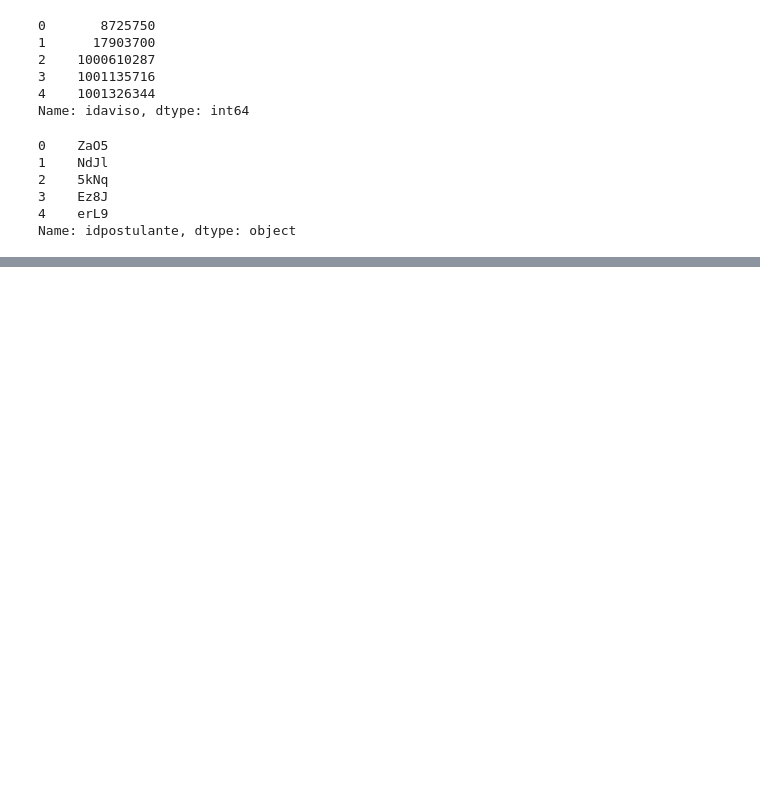
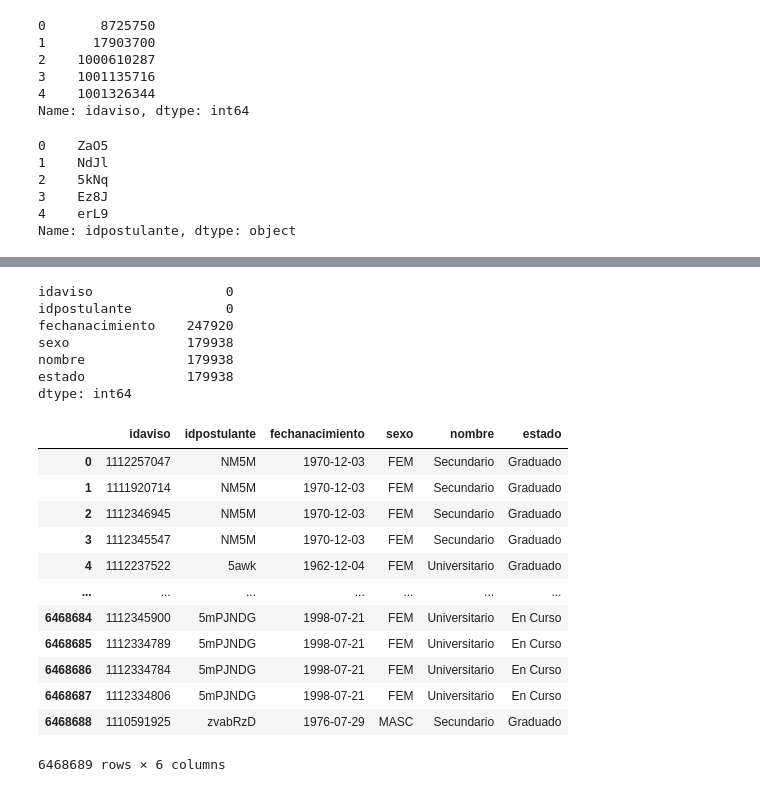
Before and after one commit to naio83/SistemasDeRecomendacion, a Jupyter notebook: challenge_zonaJobs/baseline.ipynb, the cells around one changed output, grey strips where cells are left out. Saved outputs shown, nothing was run; the diff lists cells and outputs as text; code cells hidden in the pictures; blank space fills up the shorter version.

```diff
--- a/challenge_zonaJobs/baseline.ipynb
+++ b/challenge_zonaJobs/baseline.ipynb
@@ -61,0 +81,3 @@ df_baseLine_1.to_csv("./submissions/baseLine_1.csv", index=False)
+# %%
+df_postulantes = pd.read_csv('./data/postulantes/postulantes_train_full.csv')
+df_train = pd.read_csv('./data/postulaciones/postulaciones_train.csv')
@@ -61,0 +102,26 @@ df_baseLine_1.to_csv("./submissions/baseLine_1.csv", index=False)
+# %%
+df_train_full =  df_train.merge(df_postulantes, on='idpostulante', how='left')
+df_train_full = df_train_full[['idaviso','idpostulante','fechanacimiento','sexo','nombre','estado']]
+print(df_train_full.isna().sum())
+df_train_full
+# %% [output]
+idaviso                 0
+idpostulante            0
+fechanacimiento    247920
+sexo               179938
+nombre             179938
+estado             179938
+dtype: int64
+|  | idaviso | idpostulante | fechanacimiento | sexo | nombre | estado |
+| 0 | 1112257047 | NM5M | 1970-12-03 | FEM | Secundario | Graduado |
+| 1 | 1111920714 | NM5M | 1970-12-03 | FEM | Secundario | Graduado |
+| 2 | 1112346945 | NM5M | 1970-12-03 | FEM | Secundario | Graduado |
+| 3 | 1112345547 | NM5M | 1970-12-03 | FEM | Secundario | Graduado |
+| 4 | 1112237522 | 5awk | 1962-12-04 | FEM | Universitario | Graduado |
+| ... | ... | ... | ... | ... | ... | ... |
+| 6468684 | 1112345900 | 5mPJNDG | 1998-07-21 | FEM | Universitario | En Curso |
+| 6468685 | 1112334789 | 5mPJNDG | 1998-07-21 | FEM | Universitario | En Curso |
+| 6468686 | 1112334784 | 5mPJNDG | 1998-07-21 | FEM | Universitario | En Curso |
+| 6468687 | 1112334806 | 5mPJNDG | 1998-07-21 | FEM | Universitario | En Curso |
+| 6468688 | 1110591925 | zvabRzD | 1976-07-29 | MASC | Secundario | Graduado |
+6468689 rows × 6 columns
```
Also changed, not shown: parts of 41 cells of this notebook, 3 other files.
